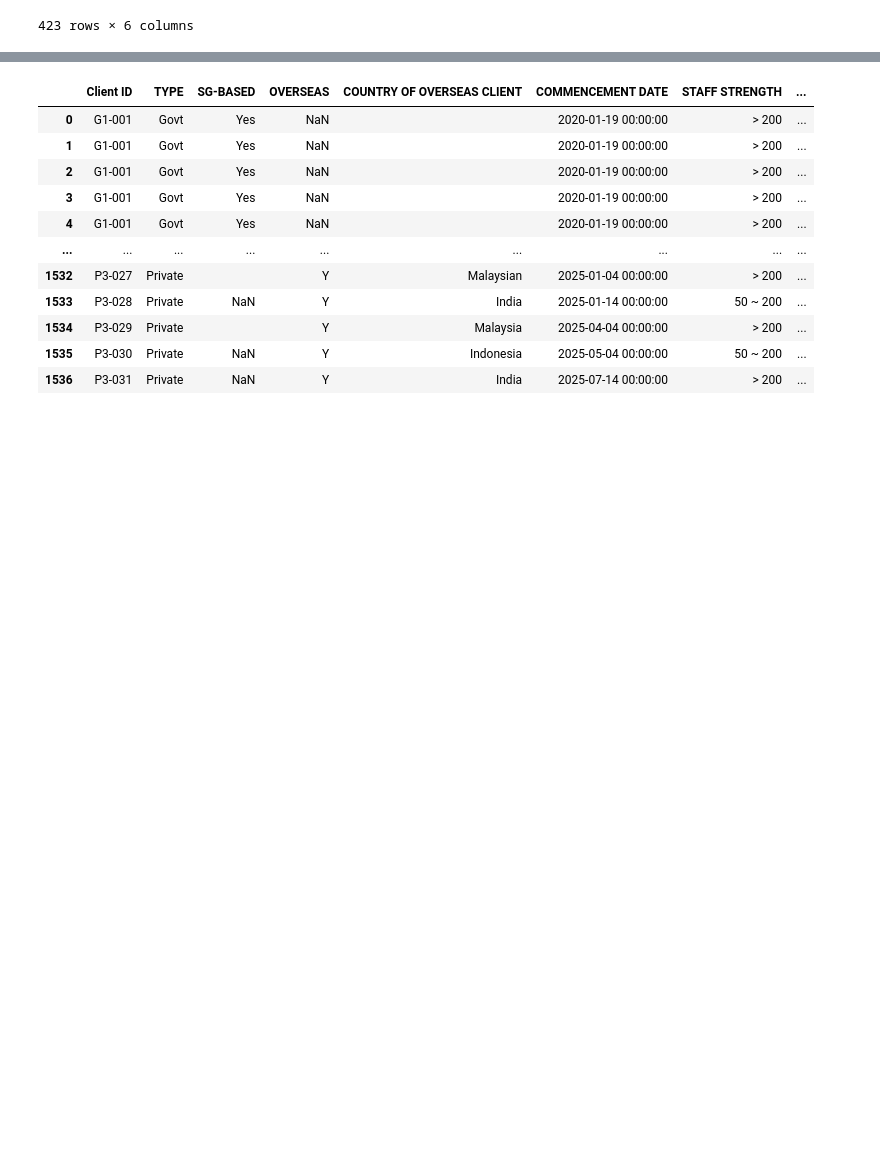
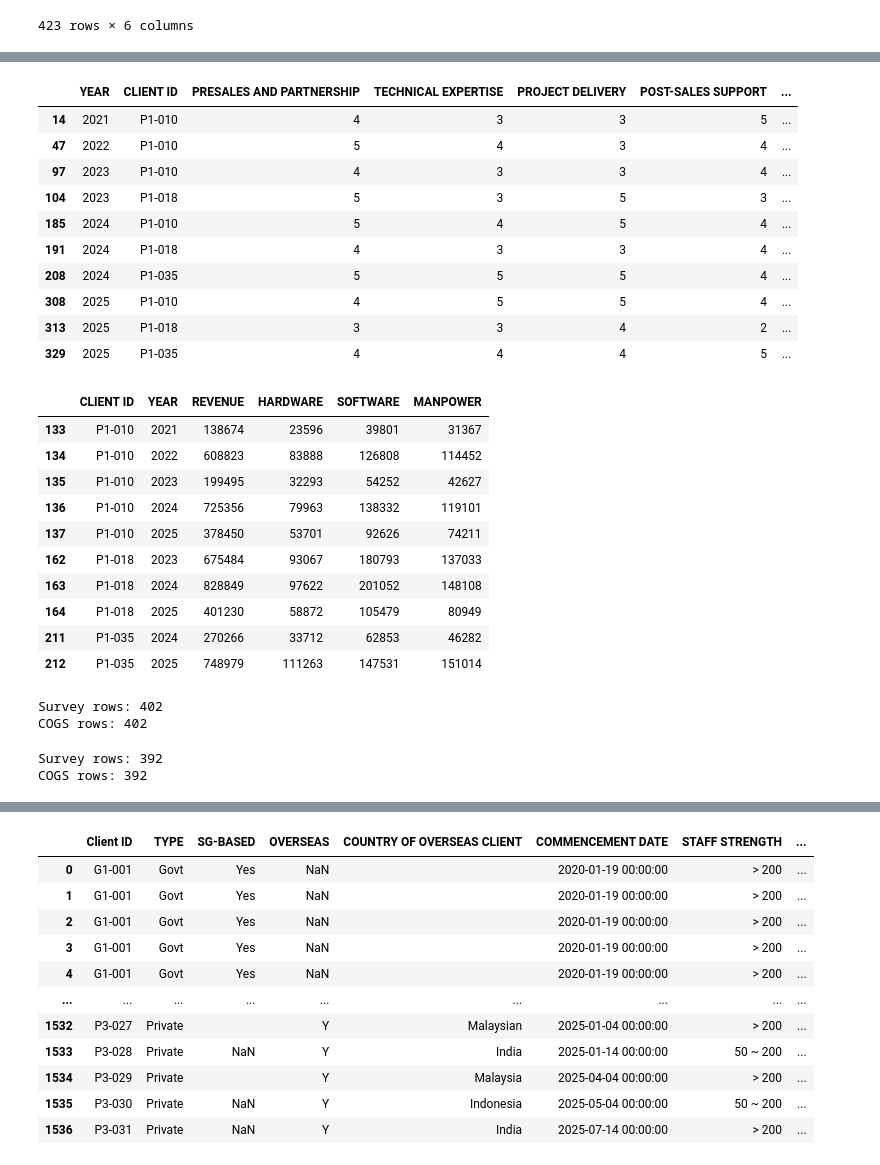
Before and after one commit to noodlebatteries124/DAVI-CA2, a Jupyter notebook: DAVICA2.ipynb, the cells around one changed output, grey strips where cells are left out. Drawn from its saved outputs; the diff is of its cells as text; code cells hidden in the pictures; blank space fills up the shorter version.

```diff
--- a/DAVICA2.ipynb
+++ b/DAVICA2.ipynb
@@ -58,0 +92,40 @@ df.head()
+# %%
+invalid_survey = survey_clean[
+    ~survey_clean["CLIENT ID"].isin(profile["CLIENT ID"])
+]
+
+invalid_cogs = cogs_clean[
+    ~cogs_clean["CLIENT ID"].isin(profile["CLIENT ID"])
+]
+
+display(invalid_survey)
+display(invalid_cogs)
+# %% [output]
+|  | YEAR | CLIENT ID | PRESALES AND PARTNERSHIP | TECHNICAL EXPERTISE | PROJECT DELIVERY | POST-SALES SUPPORT | ... |
+| 14 | 2021 | P1-010 | 4 | 3 | 3 | 5 | ... |
+| 47 | 2022 | P1-010 | 5 | 4 | 3 | 4 | ... |
+| 97 | 2023 | P1-010 | 4 | 3 | 3 | 4 | ... |
+| 104 | 2023 | P1-018 | 5 | 3 | 5 | 3 | ... |
+| 185 | 2024 | P1-010 | 5 | 4 | 5 | 4 | ... |
+| 191 | 2024 | P1-018 | 4 | 3 | 3 | 4 | ... |
+| 208 | 2024 | P1-035 | 5 | 5 | 5 | 4 | ... |
+| 308 | 2025 | P1-010 | 4 | 5 | 5 | 4 | ... |
+| 313 | 2025 | P1-018 | 3 | 3 | 4 | 2 | ... |
+| 329 | 2025 | P1-035 | 4 | 4 | 4 | 5 | ... |
+|  | CLIENT ID | YEAR | REVENUE | HARDWARE | SOFTWARE | MANPOWER |
+| 133 | P1-010 | 2021 | 138674 | 23596 | 39801 | 31367 |
+| 134 | P1-010 | 2022 | 608823 | 83888 | 126808 | 114452 |
+| 135 | P1-010 | 2023 | 199495 | 32293 | 54252 | 42627 |
+| 136 | P1-010 | 2024 | 725356 | 79963 | 138332 | 119101 |
+| 137 | P1-010 | 2025 | 378450 | 53701 | 92626 | 74211 |
+| 162 | P1-018 | 2023 | 675484 | 93067 | 180793 | 137033 |
+| 163 | P1-018 | 2024 | 828849 | 97622 | 201052 | 148108 |
+| 164 | P1-018 | 2025 | 401230 | 58872 | 105479 | 80949 |
+| 211 | P1-035 | 2024 | 270266 | 33712 | 62853 | 46282 |
+| 212 | P1-035 | 2025 | 748979 | 111263 | 147531 | 151014 |
+# %%
+print("Survey rows:", len(survey_clean))
+print("COGS rows:", len(cogs_clean))
+# %% [output]
+Survey rows: 402
+COGS rows: 402
@@ -58,0 +140,6 @@ df.head()
+# %%
+print("Survey rows:", len(survey_clean))
+print("COGS rows:", len(cogs_clean))
+# %% [output]
+Survey rows: 392
+COGS rows: 392
```
Also changed, not shown: parts of 7 cells of this notebook, 1 other file.
